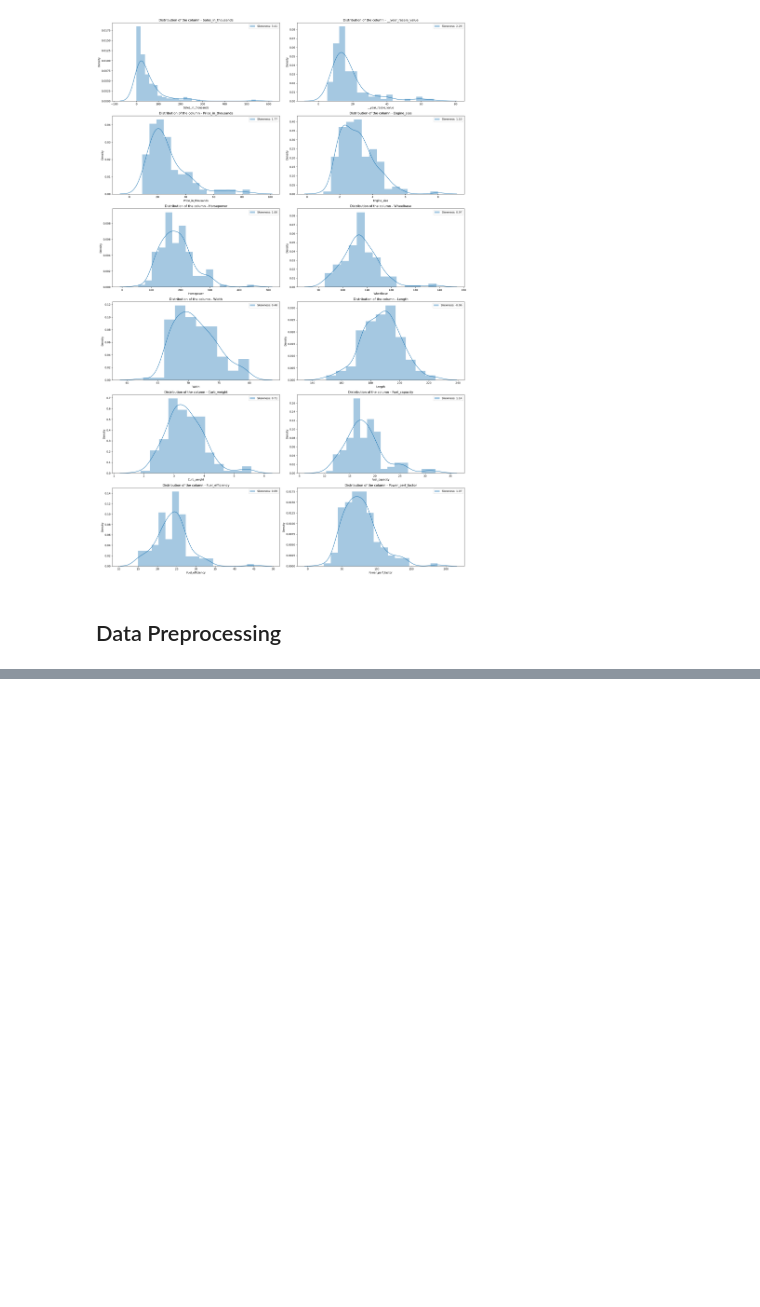
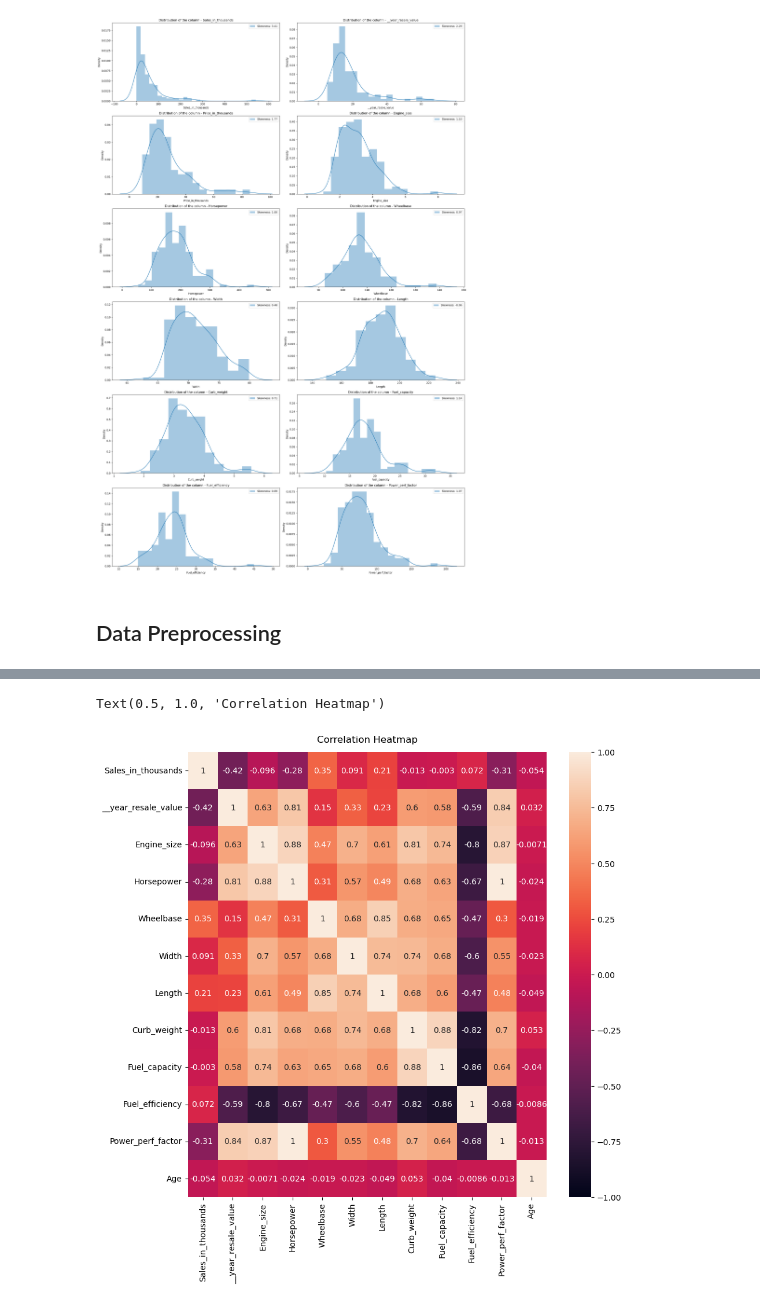
Before and after one commit to FasilHameed/CarPricePredictionMLExperiment, a Jupyter notebook: Car Sales.ipynb, the cells around one changed output, grey strips where cells are left out. Saved outputs shown, nothing was run; the diff lists cells and outputs as text; code cells hidden in the pictures; blank space fills up the shorter version.

```diff
--- a/Car Sales.ipynb
+++ b/Car Sales.ipynb
@@ -381,0 +639,5 @@ plt.show()
+# %%
+### One Hot Encoding the columns - Manufacturer, Vehicle_type of the modified dataset
+
+encoded_dataset = pd.get_dummies(data = modified_dataset, columns = ['Manufacturer', 'Vehicle_type'])
+encoded_dataset
@@ -381,0 +658,10 @@ plt.show()
+# %%
+### Create the column - Target using Price_in_thousands
+
+target_data = encoded_dataset['Price_in_thousands']
+encoded_dataset['Target'] = target_data
+
+### Dropping the column - Price_in_thousands
+
+encoded_dataset.drop(['Price_in_thousands'], axis = 1, inplace = True)
+encoded_dataset
@@ -381,0 +684,7 @@ plt.show()
+# %%
+### Creating a filter_dataset
+
+filter_dataset = encoded_dataset[['Sales_in_thousands', '__year_resale_value', 'Engine_size', 'Horsepower', 'Wheelbase',
+                                  'Width', 'Length', 'Curb_weight', 'Fuel_capacity', 'Fuel_efficiency', 'Power_perf_factor',
+                                  'Age']]
+filter_dataset
@@ -381,0 +705,9 @@ plt.show()
+# %%
+### Plotting the correlation between various columns of the filter_dataset
+
+plt.figure(figsize = (10, 10))
+heatmap = sns.heatmap(filter_dataset.corr(), vmin = -1, vmax = 1, annot = True)
+heatmap.set_title('Correlation Heatmap', fontdict = {'fontsize' : 12}, pad = 12)
+# %% [output]
+Text(0.5, 1.0, 'Correlation Heatmap')
+[figure, added]
```
Also changed, not shown: parts of 67 cells of this notebook, 1 other file.
